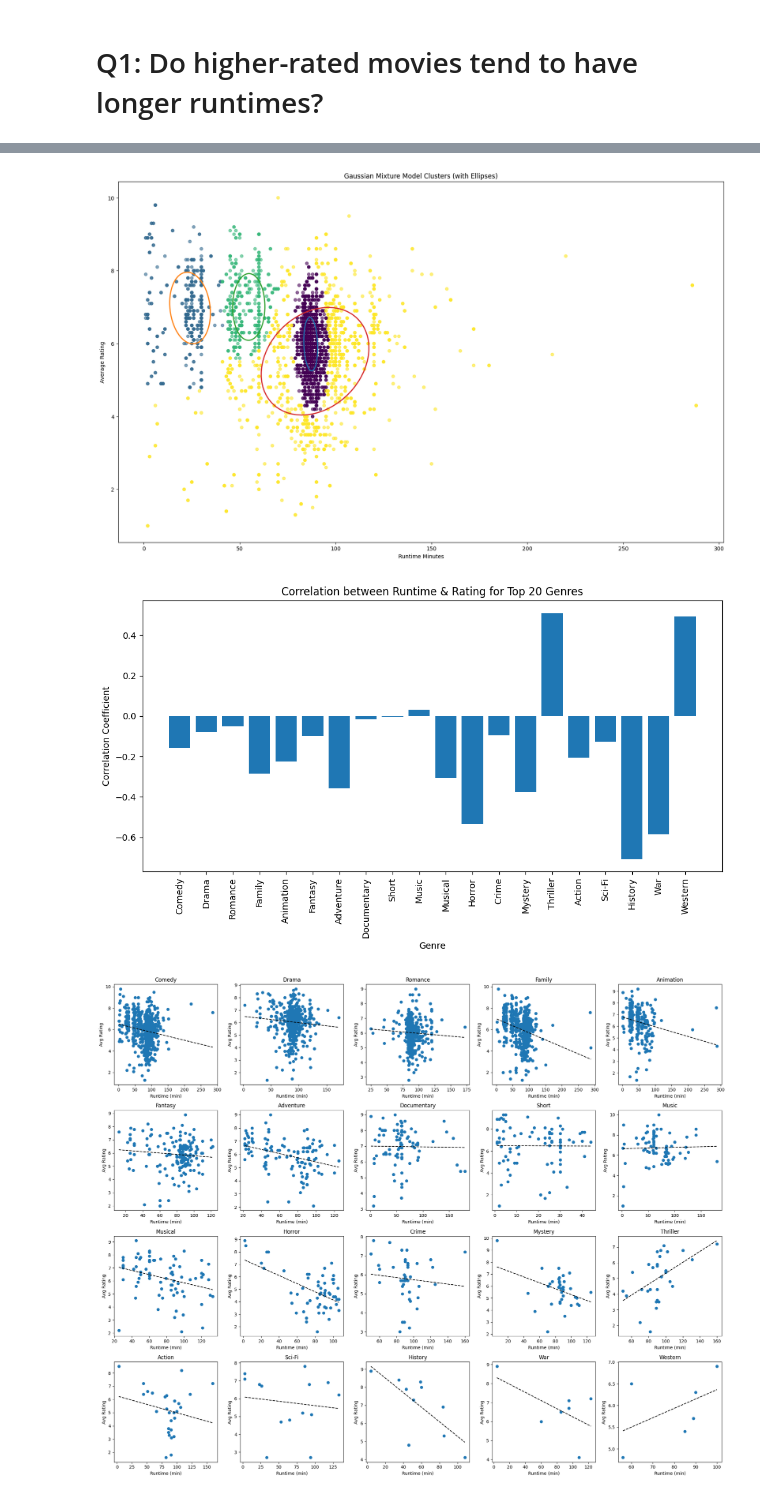
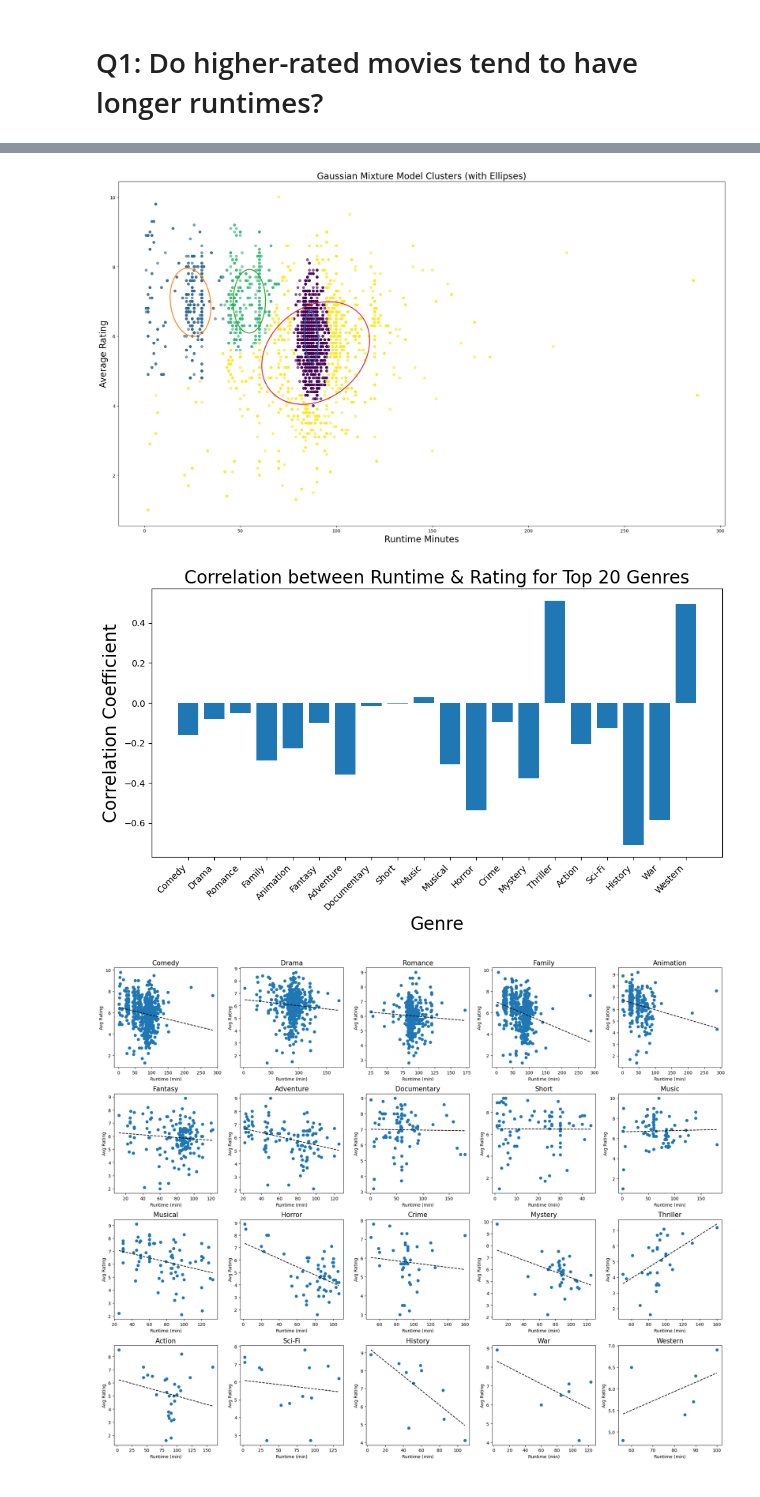
Before and after one commit to Thanh-WuTan/COMP4010_HolidayMoviesAnalysis, a Jupyter notebook: code.ipynb, the cells around one changed output, grey strips where cells are left out. Cells and saved outputs as stored; diff of their text form; code cells hidden in the pictures.

```diff
--- a/code.ipynb
+++ b/code.ipynb
@@ -335,38 +367,39 @@ def plot_ellipse(mean, cov, ax, color='black'):
                           lw=2)
     ax.add_patch(ell)
 
 # Example: We'll cluster holiday_movies' (runtime_minutes, average_rating).
 # Drop rows with missing values in these columns to avoid errors.
 df_for_clustering = holiday_movies_exploded[['runtime_minutes', 'average_rating']].dropna()
 
 # Convert to NumPy array
 X = df_for_clustering.values
 
 # Fit a GMM (using 3 components as an example, but you can choose any number)
 gmm = GaussianMixture(n_components=4, random_state=42)
 gmm.fit(X)
 
 # Predict cluster labels
 labels = gmm.predict(X)
 
 # Create a scatter plot colored by cluster
 plt.figure(figsize=(20, 12))
 plt.scatter(X[:, 0], X[:, 1], c=labels, alpha=0.6, s=30)
-plt.title('Gaussian Mixture Model Clusters (with Ellipses)')
-plt.xlabel('Runtime Minutes')
-plt.ylabel('Average Rating')
+plt.title('Gaussian Mixture Model Clusters (with Ellipses)',fontsize=20)
+plt.xlabel('Runtime Minutes',fontsize=20)
+plt.ylabel('Average Rating',fontsize=20)
 
 # Plot an ellipse to illustrate each component
 ax = plt.gca()  # Get current axes
 for i, (mean, cov) in enumerate(zip(gmm.means_, gmm.covariances_)):
     # Use the same color each cluster's points get by default in the scatter
     # Matplotlib typically uses 'C0', 'C1', 'C2', etc., for scatter color cycles.
     color = f'C{i}'
     plot_ellipse(mean, cov, ax, color=color)
-
+plt.tight_layout()
+plt.savefig('GMM.png')
 plt.show()
 # %% [output]
-[figure, old version]
+[figure, new version]
 # %%
 
 
@@ -392,13 +425,15 @@ for genre in top_20_genres:
 plt.figure(figsize=(10, 6))
 plt.bar(top_20_genres, genre_correlations)
 plt.xticks(rotation=90)  # rotate genre labels for readability
-plt.title("Correlation between Runtime & Rating for Top 20 Genres")
-plt.xlabel("Genre")
-plt.ylabel("Correlation Coefficient")
+plt.title("Correlation between Runtime & Rating for Top 20 Genres",fontsize=20)
+plt.xlabel("Genre",fontsize=20)
+plt.ylabel("Correlation Coefficient",fontsize=20)
+plt.xticks(rotation=45, ha='right')  # rotate x labels for better readability
 plt.tight_layout()  # help avoid label overlap
+plt.savefig('corr.png')
 plt.show()
 # %% [output]
-[figure, old version]
+[figure, new version]
 # %%
 import numpy as np
 import matplotlib.pyplot as plt
```
Also changed, not shown: parts of 5 cells of this notebook, 8 other files.
